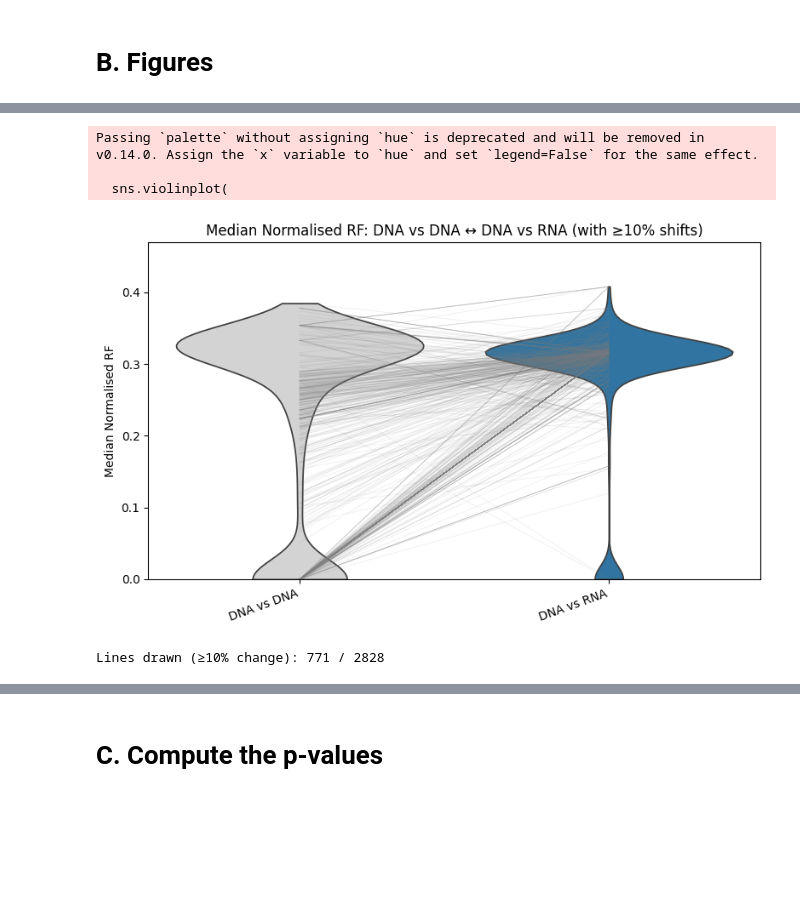
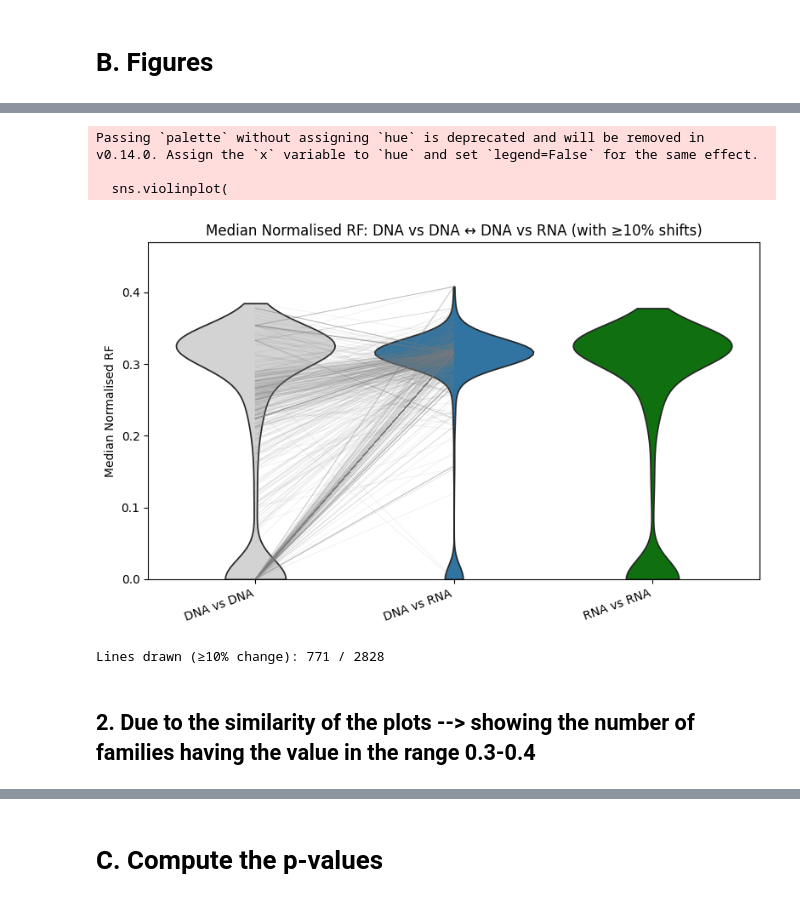
Before and after one commit to vannguyenh/RNAPhylo, a Jupyter notebook: scripts/analysis_scripts/RobinsonFould/figures_RF.ipynb, the cells around one changed output, grey strips where cells are left out. Drawn from its saved outputs; the diff is of its cells as text; code cells hidden in the pictures; blank space fills up the shorter version.

```diff
--- a/scripts/analysis_scripts/RobinsonFould/figures_RF.ipynb
+++ b/scripts/analysis_scripts/RobinsonFould/figures_RF.ipynb
@@ -23,6 +23,7 @@ os.makedirs(DIR_RF_LOGS, exist_ok=True)
 SUFFIXES     = {
     'DNA vs DNA':  '.raxml.rfdist',
     'DNA vs RNA':  '.raxml.raxmlPi.rfdist',
+    'RNA vs RNA': '.raxmlPi.rfdist'
 }
 # %% [markdown]
 # A. Produce a dataframe containing all normalised RF distances of FULL dataset (only S6A model)
@@ -183,7 +186,7 @@ DNA vs RNA    0.2852
 Name: Median RF, dtype: float64
 # %%
 # --- keep only the two categories we care about ---
-order = ['DNA vs DNA', 'DNA vs RNA']
+order = ['DNA vs DNA', 'DNA vs RNA', 'RNA vs RNA']
 df_plot = (
     df[df['Category'].isin(order)]
       .copy()
@@ -194,6 +197,7 @@ df_plot = (
 palette = {
     'DNA vs DNA': 'lightgray',   # baseline
     'DNA vs RNA': '#1f77b4',     # blue
+    'RNA vs RNA': 'green'
 }
 
 # --- figure: violins first ---
@@ -226,32 +230,34 @@ for rna, row in wide.iterrows():
         continue
     # round to stabilize tiny numerical noise
     v1r, v2r = np.round(v1, ROUND), np.round(v2, ROUND)
 
     # relative change vs baseline (handle zero safely)
     if v1r > 0:
         rel = abs(v2r - v1r) / v1r
     else:
         rel = abs(v2r - v1r)  # fall back to absolute difference
 
     if rel >= THRESHOLD:
         plt.plot(
             [0, 1], [v1r, v2r],
             color='gray', alpha=0.12, linewidth=0.6, zorder=2
         )
         lines_drawn += 1
 
 plt.ylim(0, ymax * 1.15)
 plt.xticks(rotation=20, ha='right')
 plt.title('Median Normalised RF: DNA vs DNA ↔ DNA vs RNA (with ≥10% shifts)')
 plt.ylabel('Median Normalised RF')
 plt.xlabel('')
 plt.tight_layout()
 plt.show()
 
 print(f"Lines drawn (≥{int(THRESHOLD*100)}% change): {lines_drawn} / {wide.dropna().shape[0]}")
 # %% [output]
 Passing `palette` without assigning `hue` is deprecated and will be removed in v0.14.0. Assign the `x` variable to `hue` and set `legend=False` for the same effect.
 
   sns.violinplot(
-[figure, old version]
+[figure, new version]
 Lines drawn (≥10% change): 771 / 2828
+# %% [markdown]
+## 2. Due to the similarity of the plots --> showing the number of families having the value in the range 0.3-0.4
```
Also changed, not shown: parts of 25 cells of this notebook.
